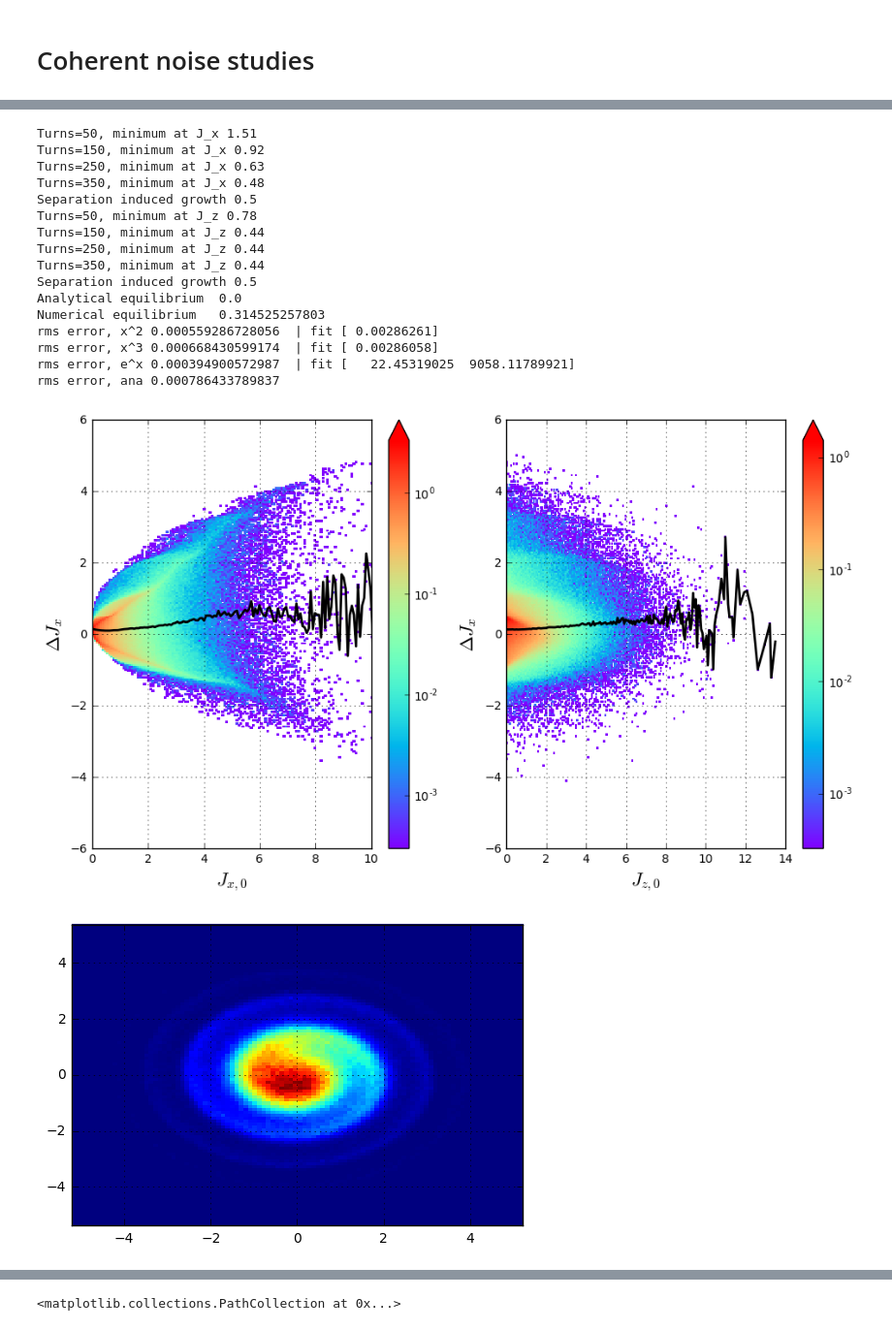
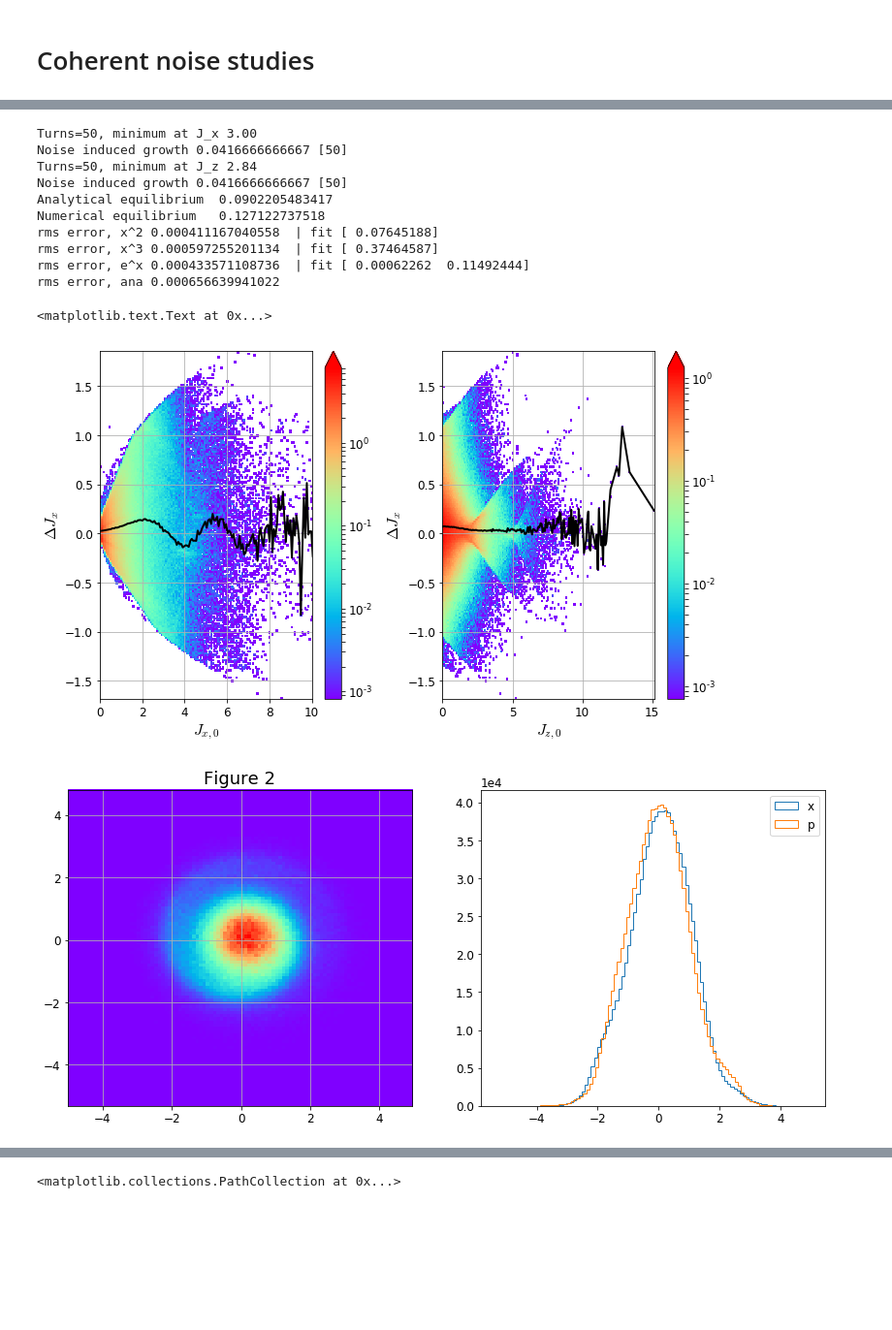
Before and after one commit to sondrevf/Ipython_Cern, a Jupyter notebook: 01_Lebedev/Coherent_noise.ipynb, the cells around one changed output, grey strips where cells are left out. Shown: that part at 97% size. Saved outputs shown, nothing was run; the diff lists cells and outputs as text; code cells hidden in the pictures; blank space fills up the shorter version.

```diff
--- a/01_Lebedev/Coherent_noise.ipynb
+++ b/01_Lebedev/Coherent_noise.ipynb
@@ -97,13 +102,13 @@ CS= np.cos(Qs*2*np.pi)
 pi2 = 2*np.pi
 
 turns =50
-D = 1e-2 *0
-sep = 1  *1
+D = 1e-1 *1
+sep = 1  *0
 
-g= 0.02  *1
+g= 0.2  *1
 Qp = 0
-a = 1e-3
-b = a
+a = 1e-2
+b = -a
 # a=0
 
 tau1 = 2/g
@@ -244,6 +249,6 @@ Absolute actions
 # %%
 if 1:
-    turn2 =100
+    turn2 =50
     temp = bparam
     turnold = temp.shape[1]
     bparam = np.zeros((temp.shape[0],turnold+turn2))
@@ -326,9 +330,16 @@ plt.tight_layout()
 
 
 ####
-plt.figure()
-plt.hist2d(x,p,bins = 100)
-plt.grid(True)
+fig=plt.figure(figsize=(14,6))
+ax1 = fig.add_subplot(121)
+ax1.hist2d(x,p,bins = 100)
+ax1.grid(True)
+ax1.set_title("Figure 2")
+
+ax2 = fig.add_subplot(122)
+ax2.hist(x,bins=100,histtype='step',label='x')
+ax2.hist(p,bins=100,histtype='step',label='p')
+ax2.legend(loc=0)
 
 ####
 # plt.figure()
@@ -434,48 +445,60 @@ emit_growth = np.diff(emitt)
 COM_mean = 0.5*(COM[1:]+COM[:-1])
 # COM_mean = COM[:-1]
 plt.figure()
 plt.plot(COM_mean ,emit_growth,'.')
 fit2,cov2 = scipy.optimize.curve_fit(fit_2,COM_mean, emit_growth)
 plt.plot(COM_mean,fit_2(COM_mean,fit2),label=r'$a\cdot x^2$')
 err2 = np.sqrt(np.mean((emit_growth-fit_2(COM_mean,fit2))**2))
 
 fit3,cov3 = scipy.optimize.curve_fit(fit_3,COM_mean, emit_growth)
 err3 = np.sqrt(np.mean((emit_growth-fit_3(COM_mean,fit3))**2))
 plt.plot(COM_mean,fit_3(COM_mean,fit3),label=r'$a\cdot x^3$')
 
 fite,cove = scipy.optimize.curve_fit(fit_e,COM_mean, emit_growth)
 erre = np.sqrt(np.mean((emit_growth-fit_e(COM_mean,fite[0],fite[1]))**2))
 plt.plot(COM_mean,fit_e(COM_mean,fite[0],fite[1]),label=r'$a\cdot e^{x/b}$')
 
 ana_emit_growth = 0.5*COM_mean**2 /tau2
 plt.plot(COM_mean,ana_emit_growth,label='ana')
 erra = np.sqrt(np.mean((emit_growth-ana_emit_growth)**2))
 
 plt.ylabel(r'$\Delta \epsilon $ per turn',fontsize=16)
 plt.xlabel('COM',fontsize=16)
 plt.legend(loc=0)
 
 
 print('rms error, x^2',err2,' | fit',fit2)
 print('rms error, x^3',err3,' | fit',fit3)
 print('rms error, e^x',erre,' | fit',fite)
 print('rms error, ana',erra)
+
+#### Change of distribution
+plt.figure()
+nbin2=100
+Jmax=6
+DJx = jx-jx0
+# H3,xedges,yedges = np.histogram2d(Jx0,Jy0,nbin2,range=[[0,Jmax],[0,Jmax]],weights=DJx);
+W,xedges,yedges = np.histogram2d(jx0,jz0,nbin2,range=[[0,Jmax],[0,Jmax]]); #weights=1
+H3,xedges,yedges = np.histogram2d(jx0,jz0,nbin2,range=[[0,Jmax],[0,Jmax]],weights=DJx);
+X,Y = np.meshgrid(xedges,yedges)
+F=(H3/W).transpose()
+vmax =np.nanmax(np.abs(F))
+vmin=np.nanmin(F)
+plt.pcolor(X,Y,F,vmin=vmin,vmax=vmax)
+plt.colorbar()
+plt.xlabel(r'$J_x$')
+plt.ylabel(r'$J_y$')
 # %% [output]
-Turns=50, minimum at J_x 1.51
-Turns=150, minimum at J_x 0.92
-Turns=250, minimum at J_x 0.63
-Turns=350, minimum at J_x 0.48
-Separation induced growth 0.5
-Turns=50, minimum at J_z 0.78
-Turns=150, minimum at J_z 0.44
-Turns=250, minimum at J_z 0.44
-Turns=350, minimum at J_z 0.44
-Separation induced growth 0.5
-Analytical equilibrium  0.0
-Numerical equilibrium   0.314525257803
-rms error, x^2 0.000559286728056  | fit [ 0.00286261]
-rms error, x^3 0.000668430599174  | fit [ 0.00286058]
-rms error, e^x 0.000394900572987  | fit [   22.45319025  9058.11789921]
-rms error, ana 0.000786433789837
+Turns=50, minimum at J_x 3.00
+Noise induced growth 0.0416666666667 [50]
+Turns=50, minimum at J_z 2.84
+Noise induced growth 0.0416666666667 [50]
+Analytical equilibrium  0.0902205483417
+Numerical equilibrium   0.127122737518
+rms error, x^2 0.000411167040558  | fit [ 0.07645188]
+rms error, x^3 0.000597255201134  | fit [ 0.37464587]
+rms error, e^x 0.000433571108736  | fit [ 0.00062262  0.11492444]
+rms error, ana 0.000656639941022
+<matplotlib.text.Text at 0x...>
-[figure, old version]
+[figure, new version]
-[figure, old version]
+[figure, new version]
```
Also changed, not shown: parts of 5 cells of this notebook, 4 other files.
